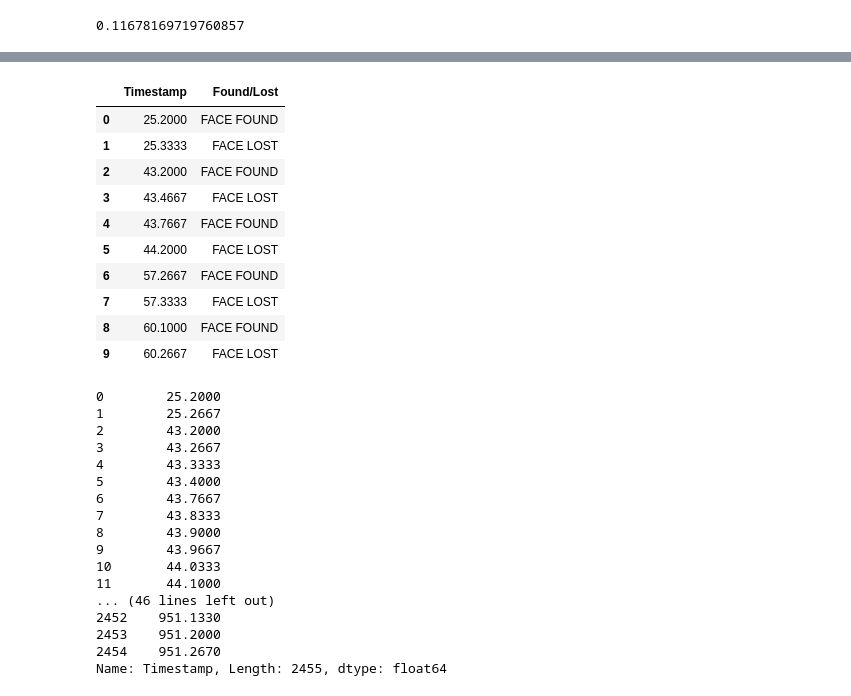
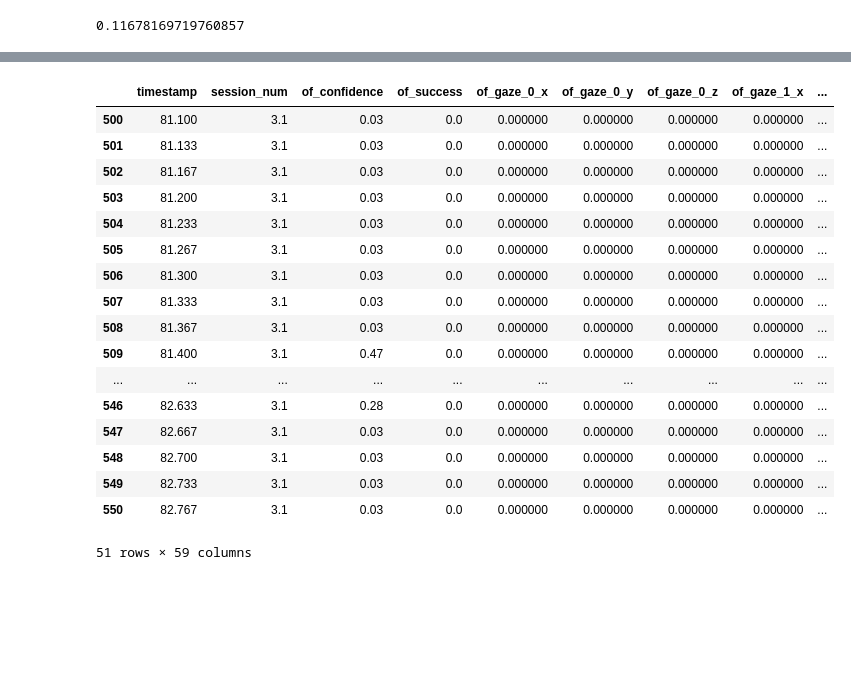
Before and after one commit to interaction-lab/exp_engagement, a Jupyter notebook: Analysis/p9_all_features_analysis.ipynb, the cells around one changed output, grey strips where cells are left out. Cells and saved outputs as stored; diff of their text form; code cells hidden in the pictures; blank space fills up the shorter version.

```diff
--- a/Analysis/p9_all_features_analysis.ipynb
+++ b/Analysis/p9_all_features_analysis.ipynb
@@ -72,0 +197,6 @@ rest[['timestamp', 'session_num']]
+# %%
+file = '../../../../Google Drive File Stream/My Drive/USC Expeditions Year 5/Analysis/Help-Seeking/Data/FS/p9_FS.csv'
+rest = pd.read_csv(file)
+# %%
+rest = rest.sort_values(['session_num', 'timestamp'], ascending=[True, True])
+aff = aff.sort_values(['session_num', 'timestamp'], ascending=[True, True])
@@ -72,0 +209,2 @@ rest[['timestamp', 'session_num']]
+# %%
+rest['timestamp'] = round(pd.to_numeric(rest['timestamp']), 4)
@@ -73 +241,29 @@ rest[['timestamp', 'session_num']]
+# %%
+cs = np.array(rest.columns).tolist()
+cs.remove('timestamp')
+cs.remove('session_num')
+
+cs = ['timestamp', 'session_num'] + cs
+rest = rest[cs]
+# %%
+rest.loc[500:550, :]
+# %% [output]
+|  | timestamp | session_num | of_confidence | of_success | of_gaze_0_x | of_gaze_0_y | of_gaze_0_z | of_gaze_1_x | ... |
+| 500 | 81.100 | 3.1 | 0.03 | 0.0 | 0.000000 | 0.000000 | 0.000000 | 0.000000 | ... |
+| 501 | 81.133 | 3.1 | 0.03 | 0.0 | 0.000000 | 0.000000 | 0.000000 | 0.000000 | ... |
+| 502 | 81.167 | 3.1 | 0.03 | 0.0 | 0.000000 | 0.000000 | 0.000000 | 0.000000 | ... |
+| 503 | 81.200 | 3.1 | 0.03 | 0.0 | 0.000000 | 0.000000 | 0.000000 | 0.000000 | ... |
+| 504 | 81.233 | 3.1 | 0.03 | 0.0 | 0.000000 | 0.000000 | 0.000000 | 0.000000 | ... |
+| 505 | 81.267 | 3.1 | 0.03 | 0.0 | 0.000000 | 0.000000 | 0.000000 | 0.000000 | ... |
+| 506 | 81.300 | 3.1 | 0.03 | 0.0 | 0.000000 | 0.000000 | 0.000000 | 0.000000 | ... |
+| 507 | 81.333 | 3.1 | 0.03 | 0.0 | 0.000000 | 0.000000 | 0.000000 | 0.000000 | ... |
+| 508 | 81.367 | 3.1 | 0.03 | 0.0 | 0.000000 | 0.000000 | 0.000000 | 0.000000 | ... |
+| 509 | 81.400 | 3.1 | 0.47 | 0.0 | 0.000000 | 0.000000 | 0.000000 | 0.000000 | ... |
+| ... | ... | ... | ... | ... | ... | ... | ... | ... | ... |
+| 546 | 82.633 | 3.1 | 0.28 | 0.0 | 0.000000 | 0.000000 | 0.000000 | 0.000000 | ... |
+| 547 | 82.667 | 3.1 | 0.03 | 0.0 | 0.000000 | 0.000000 | 0.000000 | 0.000000 | ... |
+| 548 | 82.700 | 3.1 | 0.03 | 0.0 | 0.000000 | 0.000000 | 0.000000 | 0.000000 | ... |
+| 549 | 82.733 | 3.1 | 0.03 | 0.0 | 0.000000 | 0.000000 | 0.000000 | 0.000000 | ... |
+| 550 | 82.767 | 3.1 | 0.03 | 0.0 | 0.000000 | 0.000000 | 0.000000 | 0.000000 | ... |
+51 rows × 59 columns
 # %%
@@ -79,34 +271,0 @@ second = pd.read_csv(init)
-# %%
-second.head(10)
-# %% [output]
-|  | Timestamp | Found/Lost |
-| 0 | 25.2000 | FACE FOUND |
-| 1 | 25.3333 | FACE LOST |
-| 2 | 43.2000 | FACE FOUND |
-| 3 | 43.4667 | FACE LOST |
-| 4 | 43.7667 | FACE FOUND |
-| 5 | 44.2000 | FACE LOST |
-| 6 | 57.2667 | FACE FOUND |
-| 7 | 57.3333 | FACE LOST |
-| 8 | 60.1000 | FACE FOUND |
-| 9 | 60.2667 | FACE LOST |
-# %%
-first['Timestamp']
-# %% [output]
-0        25.2000
-1        25.2667
-2        43.2000
-3        43.2667
-4        43.3333
-5        43.4000
-6        43.7667
-7        43.8333
-8        43.9000
-9        43.9667
-10       44.0333
-11       44.1000
-... (46 lines left out)
-2452    951.1330
-2453    951.2000
-2454    951.2670
-Name: Timestamp, Length: 2455, dtype: float64
```
Also changed, not shown: parts of 17 cells of this notebook.
